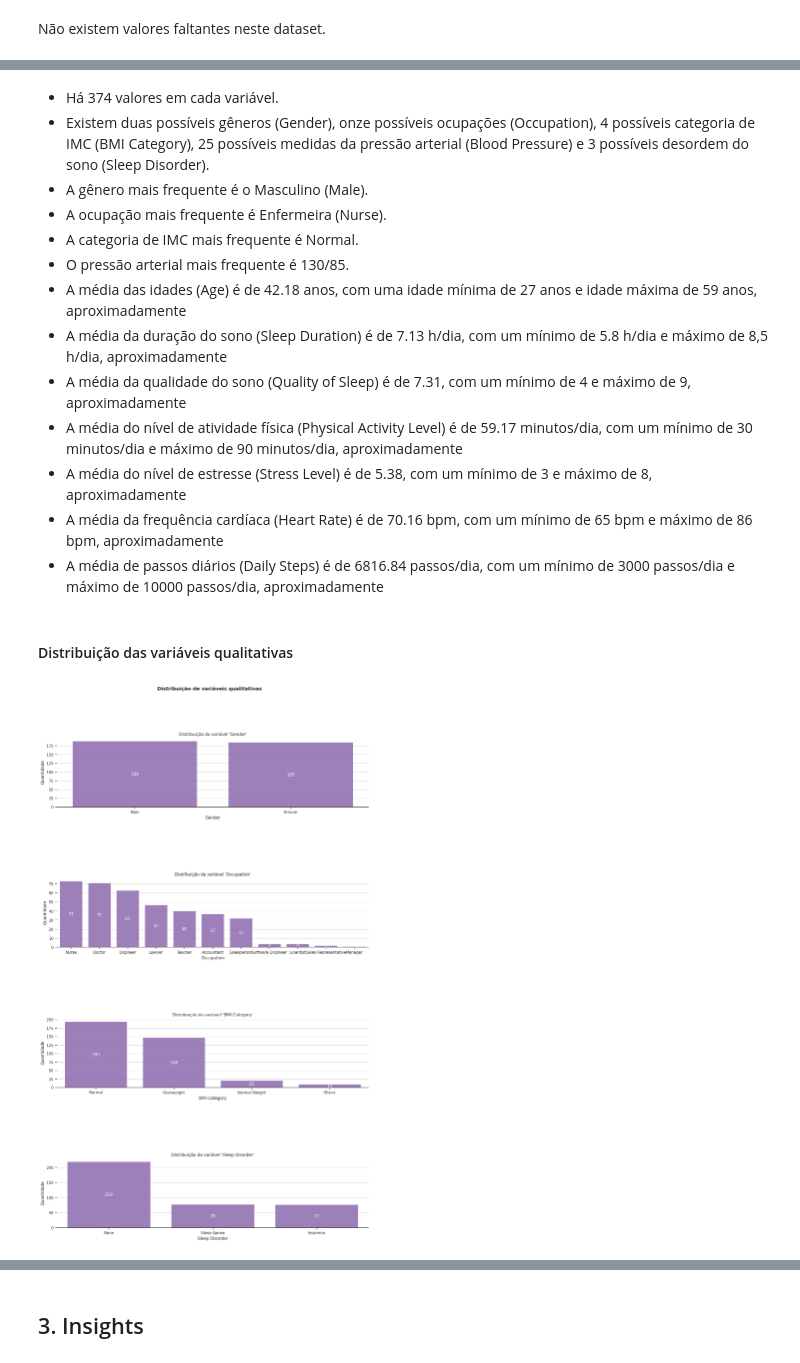
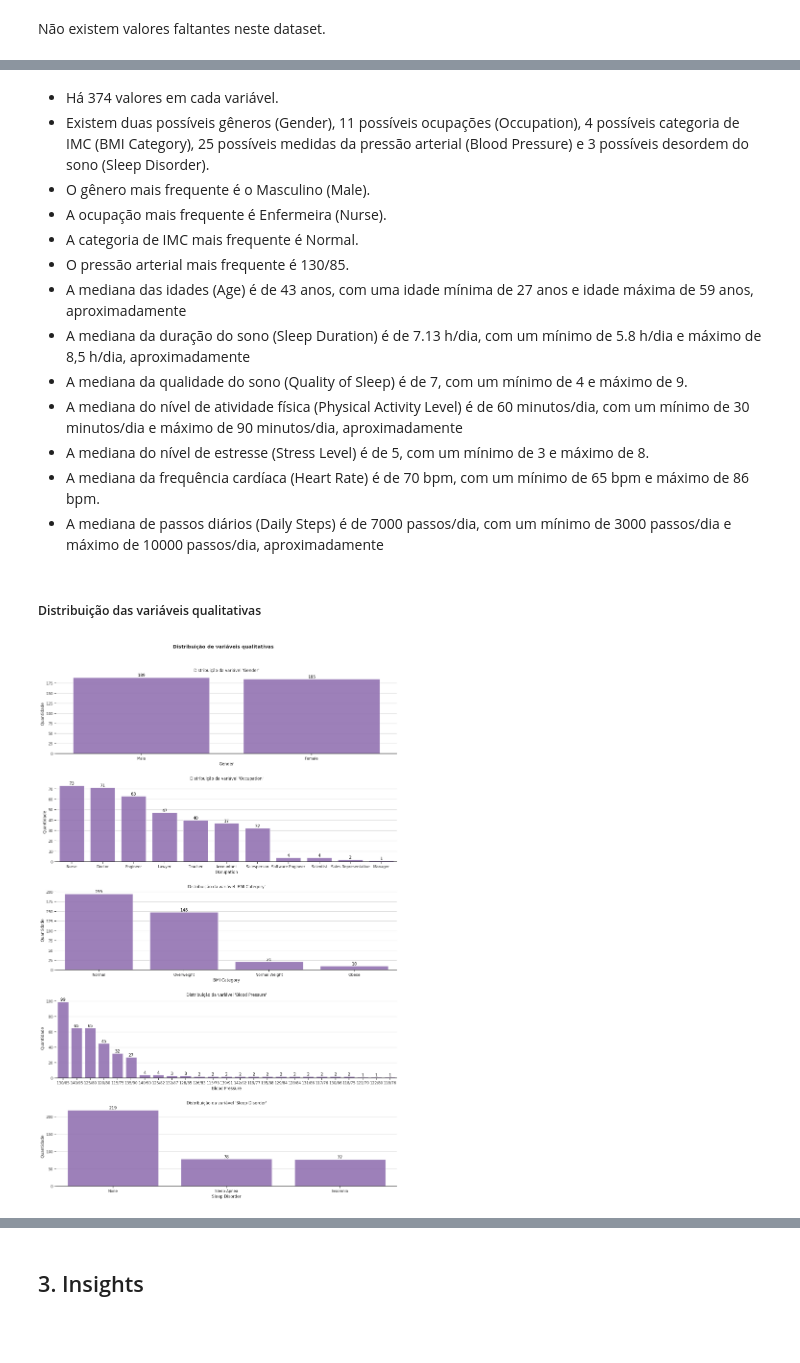
Before and after one commit to atlantico-academy/data-machine, a Jupyter notebook: notebooks/01-exploratory_data_analysis.ipynb, the cells around one changed output, grey strips where cells are left out. Saved outputs shown, nothing was run; the diff lists cells and outputs as text; code cells hidden in the pictures; blank space fills up the shorter version.

Commit message:
insere gráficos para visualizar os dados

```diff
--- a/notebooks/01-exploratory_data_analysis.ipynb
+++ b/notebooks/01-exploratory_data_analysis.ipynb
@@ -28,6 +25,8 @@ display(df.head())
 df.shape
 # %% [output]
 (374, 13)
+# %%
+df = df.drop(["Person ID"], axis=1)
 # %%
 df.describe()
 # %% [output]
@@ -63,6 +62,3 @@ df["Gender"]
 372    Female
 373    Female
 Name: Gender, Length: 374, dtype: object
-# %%
-df["Gender_encoded"]=df["Gender"].replace({"Male":0, "Female": 1})
-df
@@ -146,4 +128 @@ Gender_encoded               2
 dtype: int64
-# %%
-df= df.drop(columns=["Gender"])
-df
@@ -209,8 +174,8 @@ dicionario = pd.DataFrame([
     },{
         "variavel": "Blood Pressure",
         "descrição": "A medição da pressão arterial da pessoa, indicada como pressão sistólica sobre pressão diastólica",
-        "tipo": "quanlitativa",
-        "subtipo": "discreta"
+        "tipo": "qualitativa",
+        "subtipo": "ordinal"
     },{
          "variavel": "Heart Rate",
         "descrição": "A frequência cardíaca em repouso da pessoa em batimentos por minuto",
@@ -300,45 +263,44 @@ df.describe(include='all')
 # %% [markdown]
 - Há 374 valores em cada variável.
-- Existem duas possíveis gêneros (Gender), onze possíveis ocupações (Occupation), 4 possíveis  categoria de IMC (BMI Category), 25 possíveis medidas da pressão arterial (Blood Pressure) e 3 possíveis desordem do sono (Sleep Disorder).
-- A gênero mais frequente é o Masculino (Male).
+- Existem duas possíveis gêneros (Gender), 11 possíveis ocupações (Occupation), 4 possíveis  categoria de IMC (BMI Category), 25 possíveis medidas da pressão arterial (Blood Pressure) e 3 possíveis desordem do sono (Sleep Disorder).
+- O gênero mais frequente é o Masculino (Male).
 - A ocupação mais frequente é Enfermeira (Nurse).
 - A categoria de IMC mais frequente é Normal.
 - O pressão arterial  mais frequente é 130/85.
-- A média das idades (Age) é de 42.18 anos, com uma idade mínima de 27 anos e idade máxima de 59 anos, aproximadamente
-- A média da duração do sono (Sleep Duration) é de 7.13 h/dia, com um mínimo de 5.8 h/dia e máximo de 8,5 h/dia, aproximadamente
-- A média da qualidade do sono (Quality of Sleep) é de 7.31, com um mínimo de 4 e máximo de 9, aproximadamente
-- A média do nível de atividade física (Physical Activity Level) é de 59.17 minutos/dia, com um mínimo de 30 minutos/dia e máximo de 90 minutos/dia, aproximadamente
-- A média do nível de estresse (Stress Level) é de 5.38, com um mínimo de 3 e máximo de 8, aproximadamente
-- A média da frequência cardíaca (Heart Rate) é de 70.16 bpm, com um mínimo de 65 bpm e máximo de 86 bpm, aproximadamente
-- A média de passos diários (Daily Steps) é de 6816.84 passos/dia, com um mínimo de 3000 passos/dia e máximo de 10000 passos/dia, aproximadamente
+- A mediana das idades (Age) é de 43 anos, com uma idade mínima de 27 anos e idade máxima de 59 anos, aproximadamente
+- A mediana da duração do sono (Sleep Duration) é de 7.13 h/dia, com um mínimo de 5.8 h/dia e máximo de 8,5 h/dia, aproximadamente
+- A mediana da qualidade do sono (Quality of Sleep) é de 7, com um mínimo de 4 e máximo de 9.
+- A mediana do nível de atividade física (Physical Activity Level) é de 60 minutos/dia, com um mínimo de 30 minutos/dia e máximo de 90 minutos/dia, aproximadamente
+- A mediana do nível de estresse (Stress Level) é de 5, com um mínimo de 3 e máximo de 8.
+- A mediana da frequência cardíaca (Heart Rate) é de 70 bpm, com um mínimo de 65 bpm e máximo de 86 bpm.
+- A mediana de passos diários (Daily Steps) é de 7000 passos/dia, com um mínimo de 3000 passos/dia e máximo de 10000 passos/dia, aproximadamente
 # %% [markdown]
-#### Distribuição das variáveis qualitativas
+##### Distribuição das variáveis qualitativas
 # %%
-fig, axes = plt.subplots(4, 1, figsize=(18,25))
-plt.tight_layout(pad=15, w_pad=15, h_pad=15)
+fig, axes = plt.subplots(5, 1, figsize=(18, 25))
+plt.tight_layout(pad=10, w_pad=5, h_pad=5)
 fig.suptitle('Distribuição de variáveis qualitativas', fontweight='bold')
 for i, variavel in enumerate(dicionario.query("tipo == 'qualitativa'").variavel.to_list()):
     order = df[variavel].value_counts().index
     ax = sns.countplot(
         data=df,
         x=variavel,
         ax=axes.flatten()[i],
         color=colors[0],
         alpha=0.9,
         order=order
     )
     ax.bar_label(
         ax.containers[0],
         fmt='%.0f',
-        label_type='center',
-        color='white'
+        color='black'
     )
     ax.set(frame_on=False)
     ax.axhline(0, color="k", clip_on=False)
     ax.set_title(f"Distribuição da variável '{variavel}'")
     ax.set_ylabel('Quantidade')
     ax.grid(axis='y', linestyle='-')
 plt.show()
 # %% [output]
-[figure, old version]
+[figure, new version]
 # %% [markdown]
```
Also changed, not shown: parts of 36 cells of this notebook, 1 other file.
